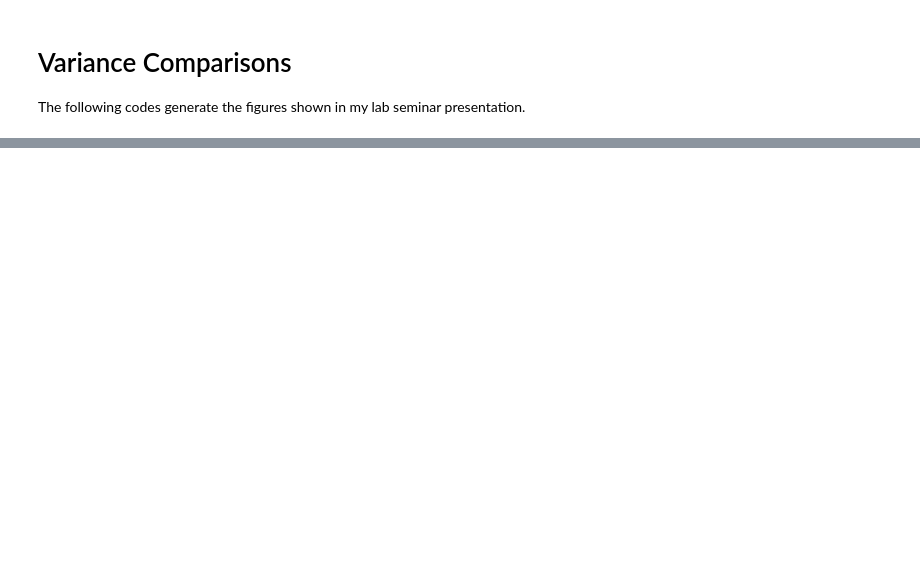
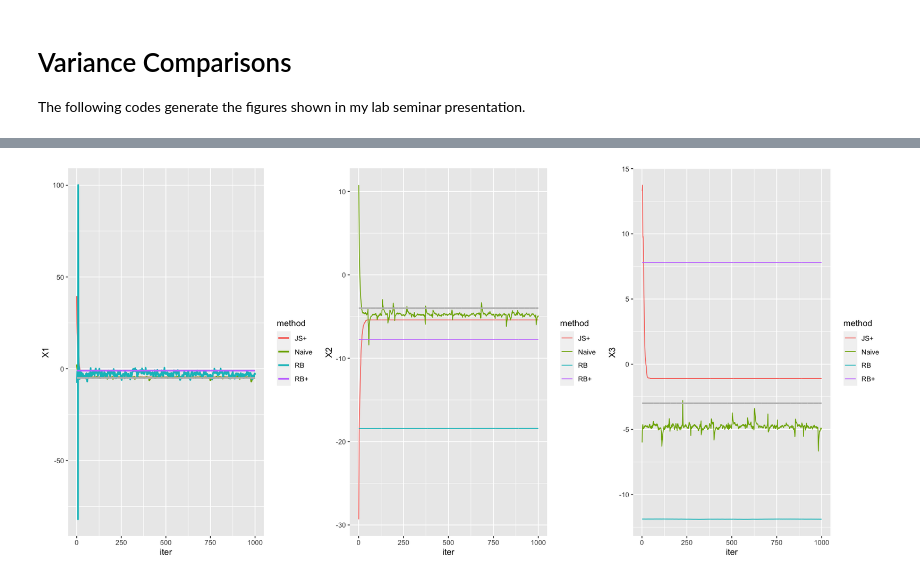
Before and after one commit to dominicdayta/jsbbvi, a Jupyter notebook: variance-comparisons.ipynb, the cells around one changed output, grey strips where cells are left out. Saved outputs shown, nothing was run; the diff lists cells and outputs as text; code cells hidden in the pictures; blank space fills up the shorter version.

```diff
--- a/variance-comparisons.ipynb
+++ b/variance-comparisons.ipynb
@@ -159,0 +146,8 @@ A data.frame: 20 x 4
+# %%
+set.seed(923)
+samp.dat <- generate_mixture(sampsize, runif(2), means=all_means[1:2], vars=all_vars[1:2])
+# %%
+samp.nav <- simplemix.bbvi(samp.dat$samp, K = 2, maxiter = 50, learn_rate = rate_constant(1e-3), mc_size = 100, method = "Naive", verbose = TRUE)
+samp.rbl <- simplemix.bbvi(samp.dat$samp, K = 2, maxiter = 50, learn_rate = rate_constant(1e-3), mc_size = 100, method = "RB", verbose = TRUE)
+samp.jsp <- simplemix.bbvi(samp.dat$samp, K = 2, maxiter = 50, learn_rate = rate_constant(1e-3), mc_size = 100, method = "JS+", verbose = TRUE)
+samp.rbp <- simplemix.bbvi(samp.dat$samp, K = 2, maxiter = 50, learn_rate = rate_constant(1e-3), mc_size = 100, method = "RB+", verbose = TRUE)
@@ -159,0 +179,26 @@ A data.frame: 20 x 4
+# %%
+means <- bind_rows(
+    samp.nav$paths %>% filter(param == "m") %>% mutate(method = "Naive"),
+    samp.rbl$paths %>% filter(param == "m") %>% mutate(method = "RB"),
+    samp.jsp$paths %>% filter(param == "m") %>% mutate(method = "JS+"),
+    samp.rbp$paths %>% filter(param == "m") %>% mutate(method = "RB+")
+)
+
+p3 <- means %>%
+    ggplot(aes(x = iter, y = X1, color = method)) +
+    geom_line(linewidth = 1) +
+    geom_line(aes(y = all_means[1]), linetype="dashed", linewidth = 1, color = "grey")
+
+p4 <- means %>%
+    ggplot(aes(x = iter, y = X2, color = method)) +
+    geom_line() +
+    geom_line(aes(y = all_means[2]), linetype="dashed", linewidth = 1, color = "grey")
+
+p5 <- means %>%
+    ggplot(aes(x = iter, y = X3, color = method)) +
+    geom_line() +
+    geom_line(aes(y = all_means[3]), linetype="dashed",linewidth = 1, color = "grey")
+# %%
+grid.arrange(p3, p4, p5, nrow = 1)
+# %% [output]
+[figure, added]
```
Also changed, not shown: parts of 14 cells of this notebook, 22 other files.
